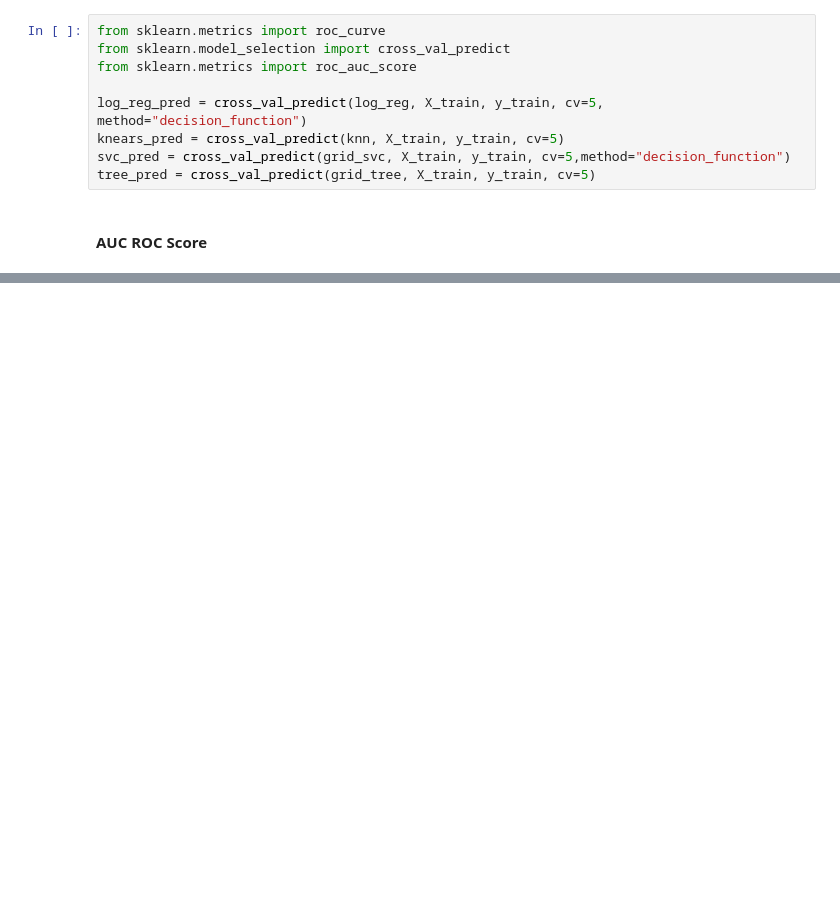
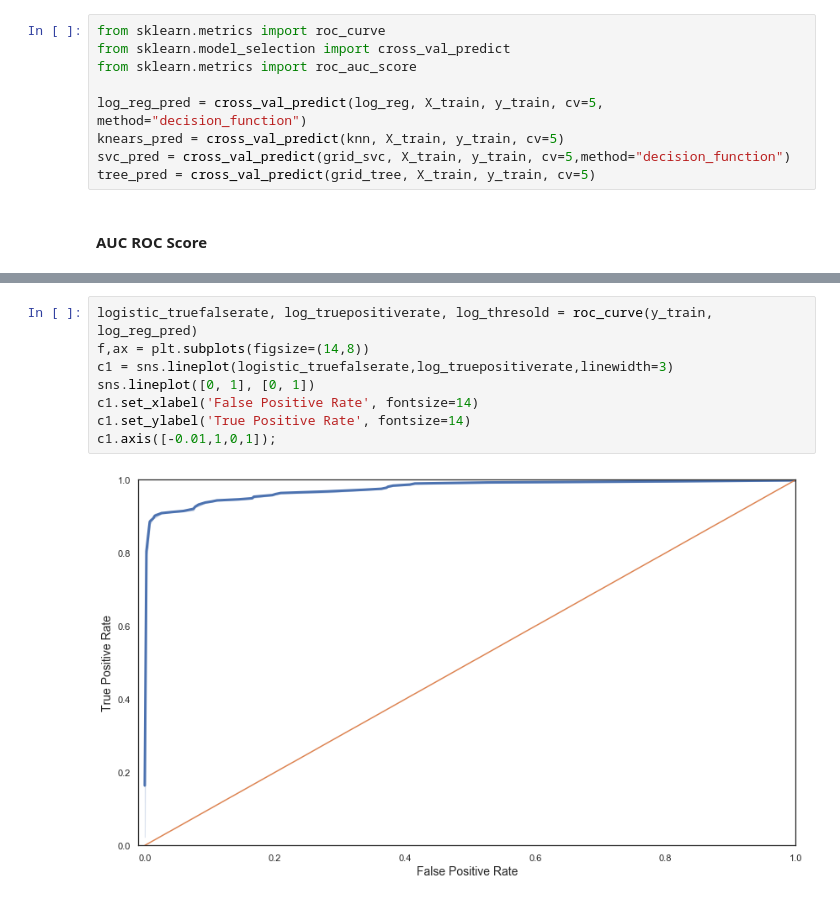
Before and after one commit to JakubPluta/Data-Science, a Jupyter notebook: Fraud Detection/Fraud Detection.ipynb, the cells around one changed output, grey strips where cells are left out. Cells and saved outputs as stored; diff of their text form; blank space fills up the shorter version.

```diff
--- a/Fraud Detection/Fraud Detection.ipynb
+++ b/Fraud Detection/Fraud Detection.ipynb
@@ -805,0 +848,10 @@ Drzewo Decyzyjne:  0.9260311863582481
+# %%
+logistic_truefalserate, log_truepositiverate, log_thresold = roc_curve(y_train, log_reg_pred)
+f,ax = plt.subplots(figsize=(14,8))
+c1 = sns.lineplot(logistic_truefalserate,log_truepositiverate,linewidth=3)
+sns.lineplot([0, 1], [0, 1])
+c1.set_xlabel('False Positive Rate', fontsize=14)
+c1.set_ylabel('True Positive Rate', fontsize=14)
+c1.axis([-0.01,1,0,1]);
+# %% [output]
+[figure, added]
```
Also changed, not shown: parts of 24 cells of this notebook.
